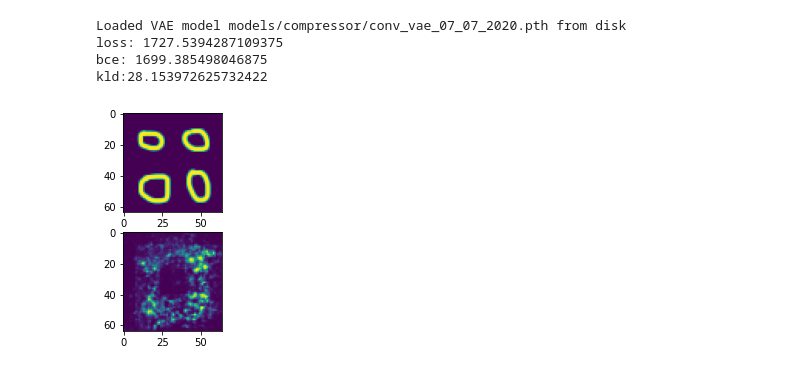
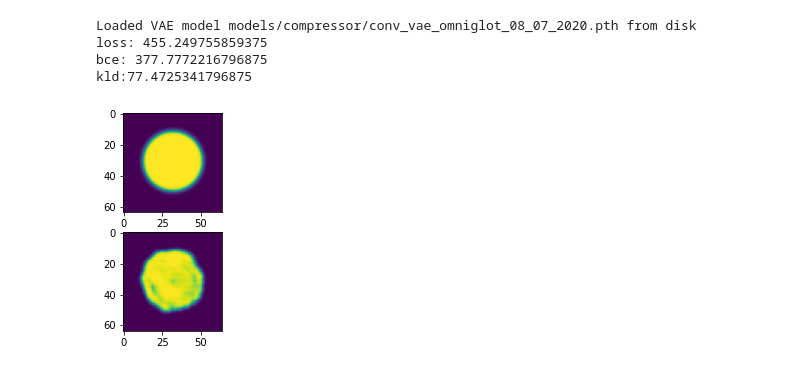
Before and after one commit to lshoek/creative-evo-controller, a Jupyter notebook: trainer.ipynb, the cells around one changed output. Cells and saved outputs as stored; diff of their text form; code cells hidden in the pictures.

```diff
--- a/trainer.ipynb
+++ b/trainer.ipynb
@@ -128,36 +177,36 @@ KeyboardInterrupt:
 # %%
 # Inference
 with open('config/creature.json') as f:
     config = json.load(f)
-    model_path = 'models/compressor/conv_vae_07_07_2020.pth'
+    model_path = 'models/compressor/conv_vae_omniglot_08_07_2020.pth'
     latent_size = config.get('vae.latent.size')
 
 model = VAE(latent_size)
 model.load_state_dict(torch.load(model_path))
 model.cuda()
 model.eval()
 
 print(f'Loaded VAE model {model_path} from disk')
 #print(model)
 
-im_orig = load_im('data/validate/test.png')
+im_orig = load_im('data/validate/test6.png')
 im = np.reshape(im_orig, (1, 1, 64, 64))
 im = torch.from_numpy(im).cuda()
 
 im_recon, mu, logsigma = model.cuda().forward(im)
 loss, bce, kld = loss_function(im_recon, im, mu, logsigma)
 print(f'loss: {loss}\nbce: {bce}\nkld:{kld}')
 im_out = np.reshape(im_recon.cpu().detach().numpy(), (64, 64))
 
 fig, ax = plt.subplots(2, 1)
 plt.subplot(211)
 plt.imshow(im_orig)
 plt.subplot(212)
 plt.imshow(im_out)
-plt.show()
+plt.savefig(f'data/validate/out/{time.time()}.png')
 # %% [output]
-Loaded VAE model models/compressor/conv_vae_07_07_2020.pth from disk
-loss: 1727.5394287109375
-bce: 1699.385498046875
-kld:28.153972625732422
+Loaded VAE model models/compressor/conv_vae_omniglot_08_07_2020.pth from disk
+loss: 455.249755859375
+bce: 377.7772216796875
+kld:77.4725341796875
-[figure, old version]
+[figure, new version]
```
Also changed, not shown: parts of 3 cells of this notebook, 8 other files.
